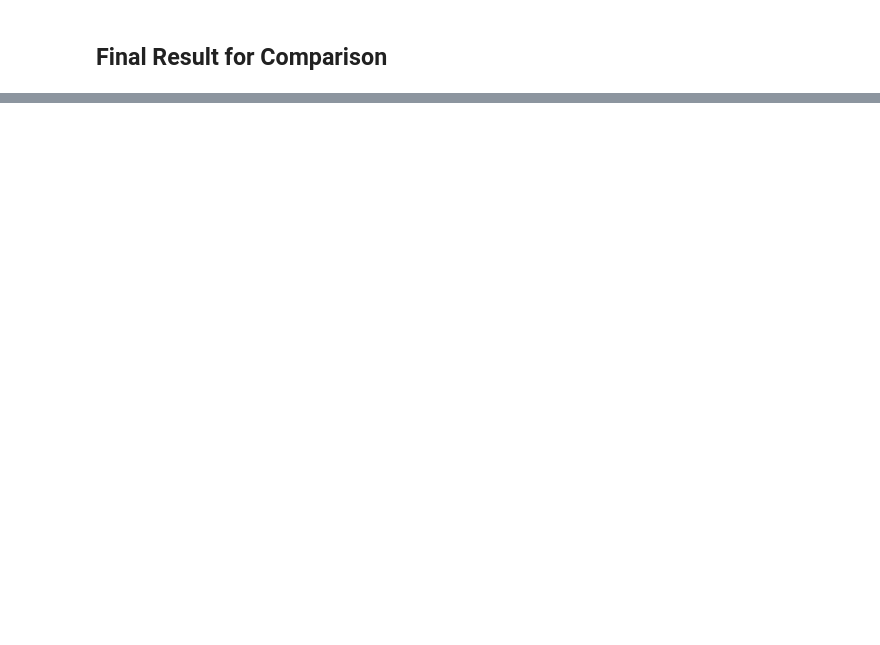
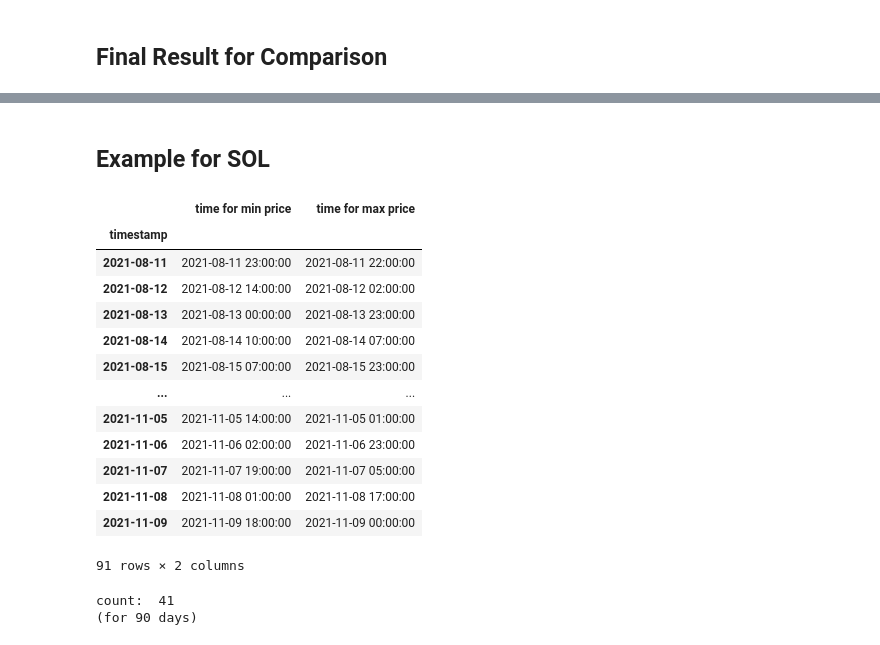
Before and after one commit to webostap/NIR, a Jupyter notebook: 2.ipynb, the cells around one changed output, grey strips where cells are left out. Saved outputs shown, nothing was run; the diff lists cells and outputs as text; code cells hidden in the pictures; blank space fills up the shorter version.

```diff
--- a/2.ipynb
+++ b/2.ipynb
@@ -161,0 +179,26 @@ pd.DataFrame(
+# %% [markdown]
+<h2>Example for SOL</h2>
+# %%
+dd = dfh['SOL'].resample('D')['price'].agg(['idxmin', 'idxmax'])
+dd.rename(columns={'idxmin':'time for min price','idxmax':'time for max price'})
+# %% [output]
+|  | time for min price | time for max price |
+| timestamp |  |  |
+| 2021-08-11 | 2021-08-11 23:00:00 | 2021-08-11 22:00:00 |
+| 2021-08-12 | 2021-08-12 14:00:00 | 2021-08-12 02:00:00 |
+| 2021-08-13 | 2021-08-13 00:00:00 | 2021-08-13 23:00:00 |
+| 2021-08-14 | 2021-08-14 10:00:00 | 2021-08-14 07:00:00 |
+| 2021-08-15 | 2021-08-15 07:00:00 | 2021-08-15 23:00:00 |
+| ... | ... | ... |
+| 2021-11-05 | 2021-11-05 14:00:00 | 2021-11-05 01:00:00 |
+| 2021-11-06 | 2021-11-06 02:00:00 | 2021-11-06 23:00:00 |
+| 2021-11-07 | 2021-11-07 19:00:00 | 2021-11-07 05:00:00 |
+| 2021-11-08 | 2021-11-08 01:00:00 | 2021-11-08 17:00:00 |
+| 2021-11-09 | 2021-11-09 18:00:00 | 2021-11-09 00:00:00 |
+91 rows × 2 columns
+# %%
+print('count: ',len(dd[dd['idxmin'] < dd['idxmax']]))
+print('(for 90 days)')
+# %% [output]
+count:  41
+(for 90 days)
```
Also changed, not shown: parts of 11 cells of this notebook, 1 other file.
